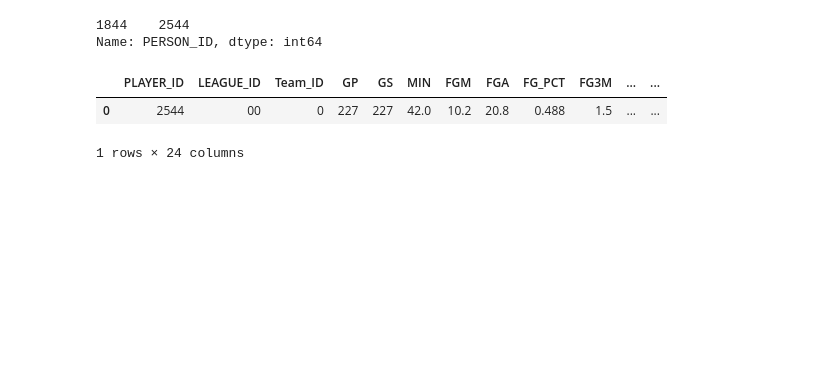
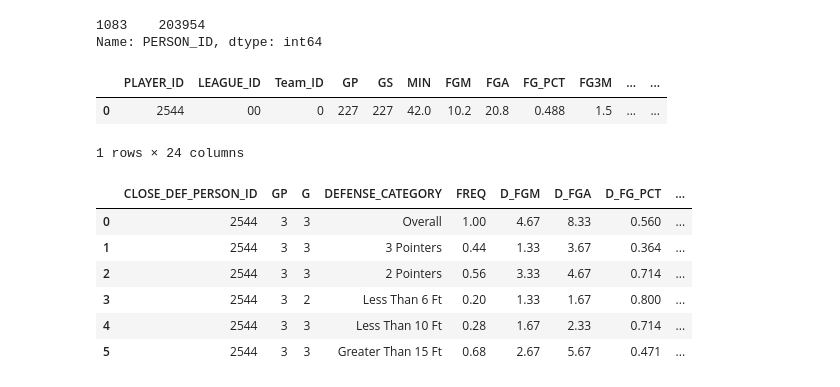
Before and after one commit to nkasmanoff/MLstuff, a Jupyter notebook: Phys476/project/Untitled.ipynb, the cells around one changed output. Drawn from its saved outputs; the diff is of its cells as text; code cells hidden in the pictures; blank space fills up the shorter version.

```diff
--- a/Phys476/project/Untitled.ipynb
+++ b/Phys476/project/Untitled.ipynb
@@ -5,9 +5,9 @@ player.PlayerCareer(player_id=)
 # %%
     playa = player.get_player(first_name=first_name,last_name=last_name)
 # %%
-player.get_player(first_name='Lebron',last_name='James')
+player.get_player(first_name='Joel',last_name='Embiid')
 # %% [output]
-1844    2544
+1083    203954
 Name: PERSON_ID, dtype: int64
 # %%
 lebron = player.PlayerCareer(player_id=2544)
@@ -17,3 +17,15 @@ lebron.post_season_career_totals()
 |  | PLAYER_ID | LEAGUE_ID | Team_ID | GP | GS | MIN | FGM | FGA | FG_PCT | FG3M | ... | ... |
 | 0 | 2544 | 00 | 0 | 227 | 227 | 42.0 | 10.2 | 20.8 | 0.488 | 1.5 | ... | ... |
 1 rows × 24 columns
+# %%
+lbjD = player.PlayerDefenseTracking(player_id=2544,last_n_games=3)
+# %%
+lbjD.overall()
+# %% [output]
+|  | CLOSE_DEF_PERSON_ID | GP | G | DEFENSE_CATEGORY | FREQ | D_FGM | D_FGA | D_FG_PCT | ... |
+| 0 | 2544 | 3 | 3 | Overall | 1.00 | 4.67 | 8.33 | 0.560 | ... |
+| 1 | 2544 | 3 | 3 | 3 Pointers | 0.44 | 1.33 | 3.67 | 0.364 | ... |
+| 2 | 2544 | 3 | 3 | 2 Pointers | 0.56 | 3.33 | 4.67 | 0.714 | ... |
+| 3 | 2544 | 3 | 2 | Less Than 6 Ft | 0.20 | 1.33 | 1.67 | 0.800 | ... |
+| 4 | 2544 | 3 | 3 | Less Than 10 Ft | 0.28 | 1.67 | 2.33 | 0.714 | ... |
+| 5 | 2544 | 3 | 3 | Greater Than 15 Ft | 0.68 | 2.67 | 5.67 | 0.471 | ... |
```
Also changed, not shown: parts of 3 cells of this notebook, 3 other files.
